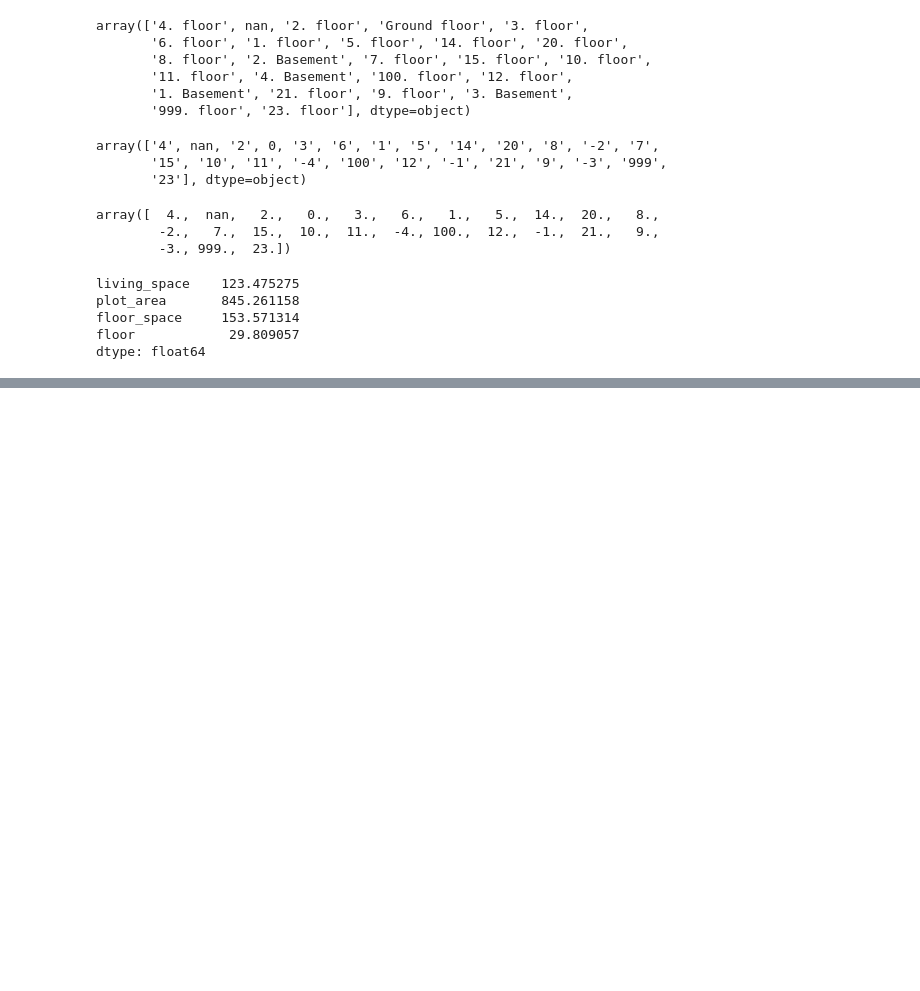
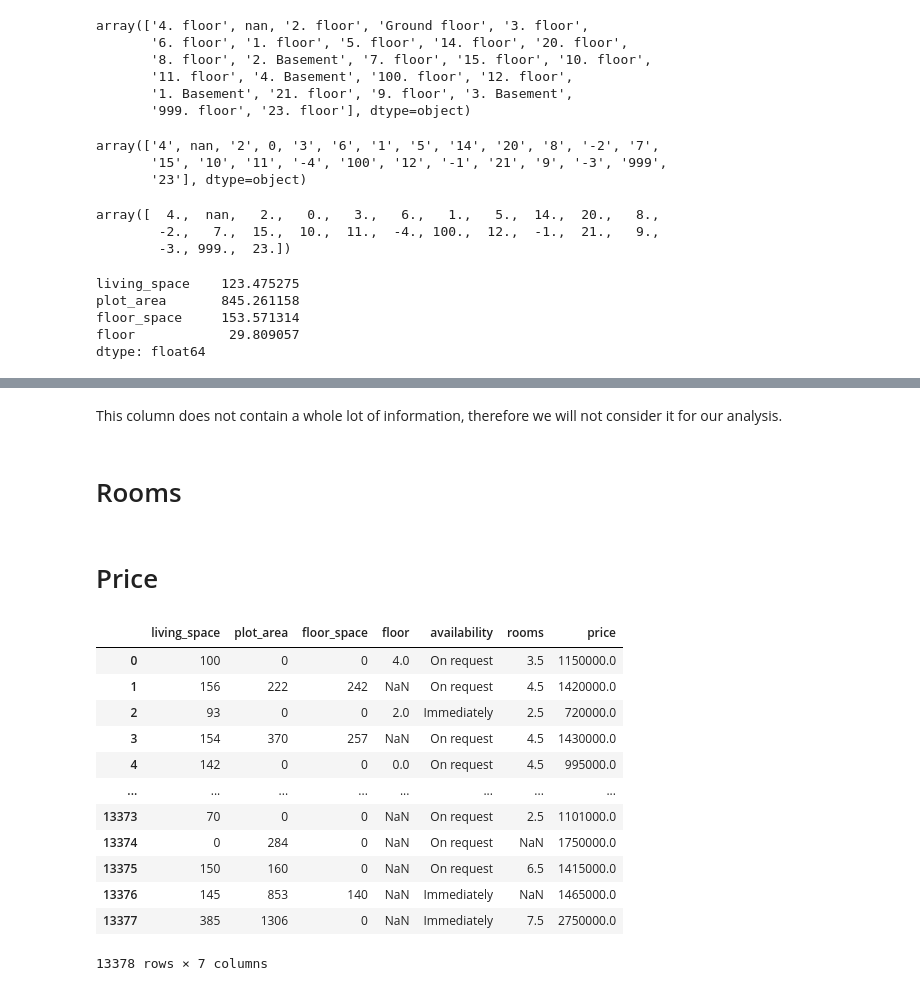
Before and after one commit to Immobilienrechner-Challenge/explorative-data-analysis, a Jupyter notebook: ints_eda.ipynb, the cells around one changed output, grey strips where cells are left out. Saved outputs shown, nothing was run; the diff lists cells and outputs as text; code cells hidden in the pictures; blank space fills up the shorter version.

```diff
--- a/ints_eda.ipynb
+++ b/ints_eda.ipynb
@@ -364,0 +389,7 @@ dtype: float64
+# %%
+df_availability['availability'] = df_availability[availability[5]].fillna('') + \
+  (df_availability[availability[4]]).fillna('')
+
+df_availability['availability'] = df_availability['availability'].replace('', np.nan)
+
+df_availability['availability'].count()
@@ -364,0 +428,2 @@ dtype: float64
+# %%
+df_numeric["availability"] = df_availability["availability"]
@@ -364,0 +440,35 @@ dtype: float64
+# %% [markdown]
+This column does not contain a whole lot of information, therefore we will not consider it for our analysis.
+# %% [markdown]
+# Rooms
+# %%
+def parse_rooms(x):
+  pattern = '(\d+\.\d) rooms'
+  match = re.search(pattern, x)
+  if match is not None:
+    result = match.group(1)
+  else:
+    result = np.NaN
+  return result
+
+df_numeric["rooms"] = df["details_structured"].apply(parse_rooms).astype("float")
+# %% [markdown]
+# Price
+# %%
+df_numeric["price"] = df["price_cleaned"]
+# %%
+df_numeric
+# %% [output]
+|  | living_space | plot_area | floor_space | floor | availability | rooms | price |
+| 0 | 100 | 0 | 0 | 4.0 | On request | 3.5 | 1150000.0 |
+| 1 | 156 | 222 | 242 | NaN | On request | 4.5 | 1420000.0 |
+| 2 | 93 | 0 | 0 | 2.0 | Immediately | 2.5 | 720000.0 |
+| 3 | 154 | 370 | 257 | NaN | On request | 4.5 | 1430000.0 |
+| 4 | 142 | 0 | 0 | 0.0 | On request | 4.5 | 995000.0 |
+| ... | ... | ... | ... | ... | ... | ... | ... |
+| 13373 | 70 | 0 | 0 | NaN | On request | 2.5 | 1101000.0 |
+| 13374 | 0 | 284 | 0 | NaN | On request | NaN | 1750000.0 |
+| 13375 | 150 | 160 | 0 | NaN | On request | 6.5 | 1415000.0 |
+| 13376 | 145 | 853 | 140 | NaN | Immediately | NaN | 1465000.0 |
+| 13377 | 385 | 1306 | 0 | NaN | Immediately | 7.5 | 2750000.0 |
+13378 rows × 7 columns
```
Also changed, not shown: parts of 18 cells of this notebook, 1 other file.
